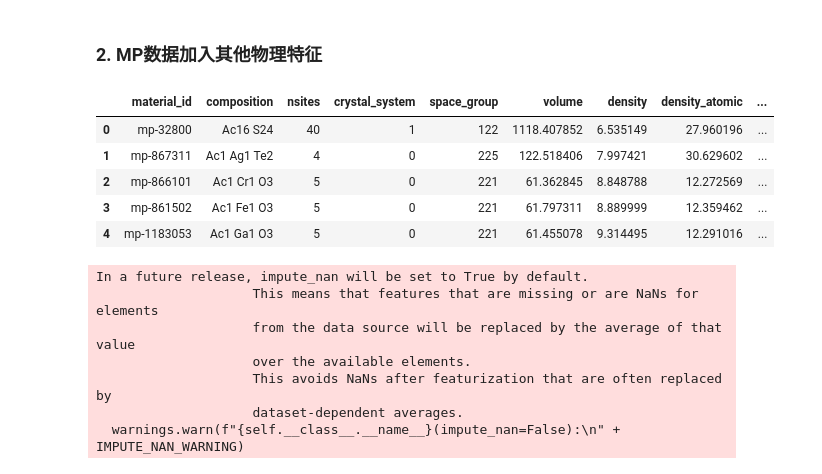
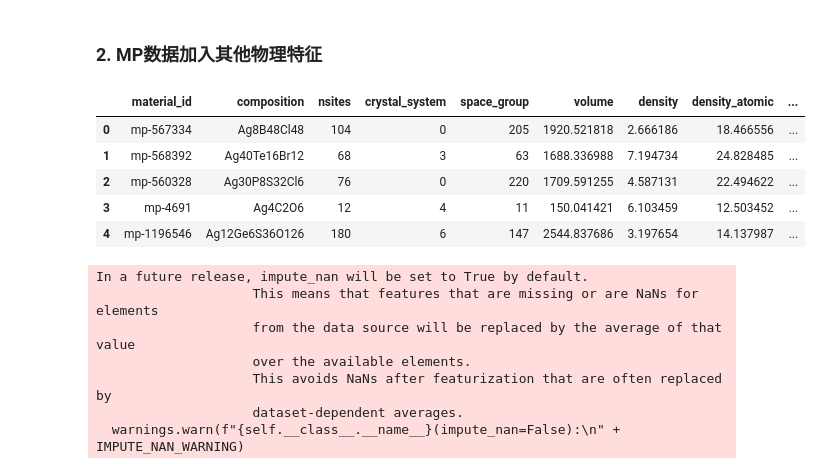
Before and after one commit to Four-Q/Bg_pre3, a Jupyter notebook: 2.1Featurization.ipynb, the cells around one changed output. Saved outputs shown, nothing was run; the diff lists cells and outputs as text; code cells hidden in the pictures.

```diff
--- a/2.1Featurization.ipynb
+++ b/2.1Featurization.ipynb
@@ -130,14 +130,14 @@ exp_featurized_df.to_csv(os.path.join(file_path, 'exp_elements_feat.csv'), index
 ### 2. MP数据加入其他物理特征
 # %%
 # load the data
-mp_eda_df = pd.read_csv('./Data/mp_eda_data.csv')
+mp_plus_df = pd.read_csv('./Data/plus_data/mp_band_gap_plus.csv')
 # %%
-mp_eda_df.head()
+mp_plus_df.head()
 # %% [output]
 |  | material_id | composition | nsites | crystal_system | space_group | volume | density | density_atomic | ... |
-| 0 | mp-32800 | Ac16 S24 | 40 | 1 | 122 | 1118.407852 | 6.535149 | 27.960196 | ... |
-| 1 | mp-867311 | Ac1 Ag1 Te2 | 4 | 0 | 225 | 122.518406 | 7.997421 | 30.629602 | ... |
-| 2 | mp-866101 | Ac1 Cr1 O3 | 5 | 0 | 221 | 61.362845 | 8.848788 | 12.272569 | ... |
-| 3 | mp-861502 | Ac1 Fe1 O3 | 5 | 0 | 221 | 61.797311 | 8.889999 | 12.359462 | ... |
-| 4 | mp-1183053 | Ac1 Ga1 O3 | 5 | 0 | 221 | 61.455078 | 9.314495 | 12.291016 | ... |
+| 0 | mp-567334 | Ag8B48Cl48 | 104 | 0 | 205 | 1920.521818 | 2.666186 | 18.466556 | ... |
+| 1 | mp-568392 | Ag40Te16Br12 | 68 | 3 | 63 | 1688.336988 | 7.194734 | 24.828485 | ... |
+| 2 | mp-560328 | Ag30P8S32Cl6 | 76 | 0 | 220 | 1709.591255 | 4.587131 | 22.494622 | ... |
+| 3 | mp-4691 | Ag4C2O6 | 12 | 4 | 11 | 150.041421 | 6.103459 | 12.503452 | ... |
+| 4 | mp-1196546 | Ag12Ge6S36O126 | 180 | 6 | 147 | 2544.837686 | 3.197654 | 14.137987 | ... |
 # %%
```
Also changed, not shown: parts of 5 cells of this notebook, 11 other files.
